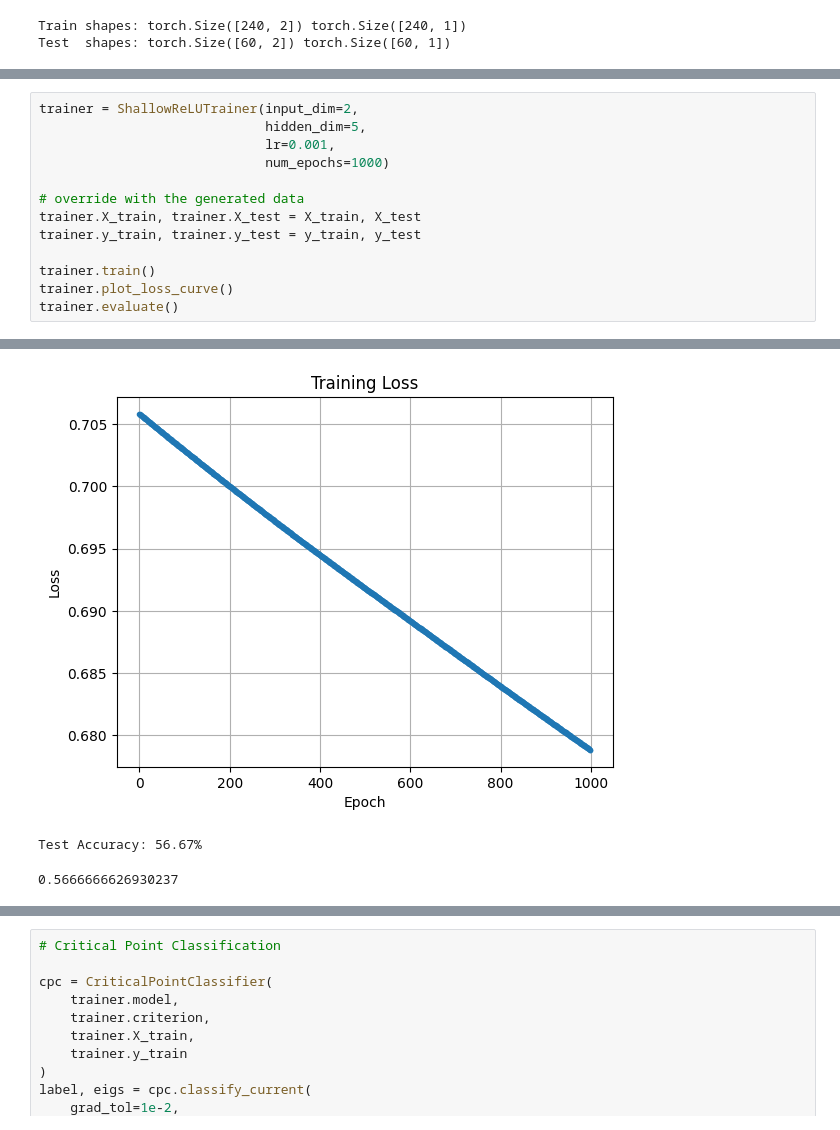
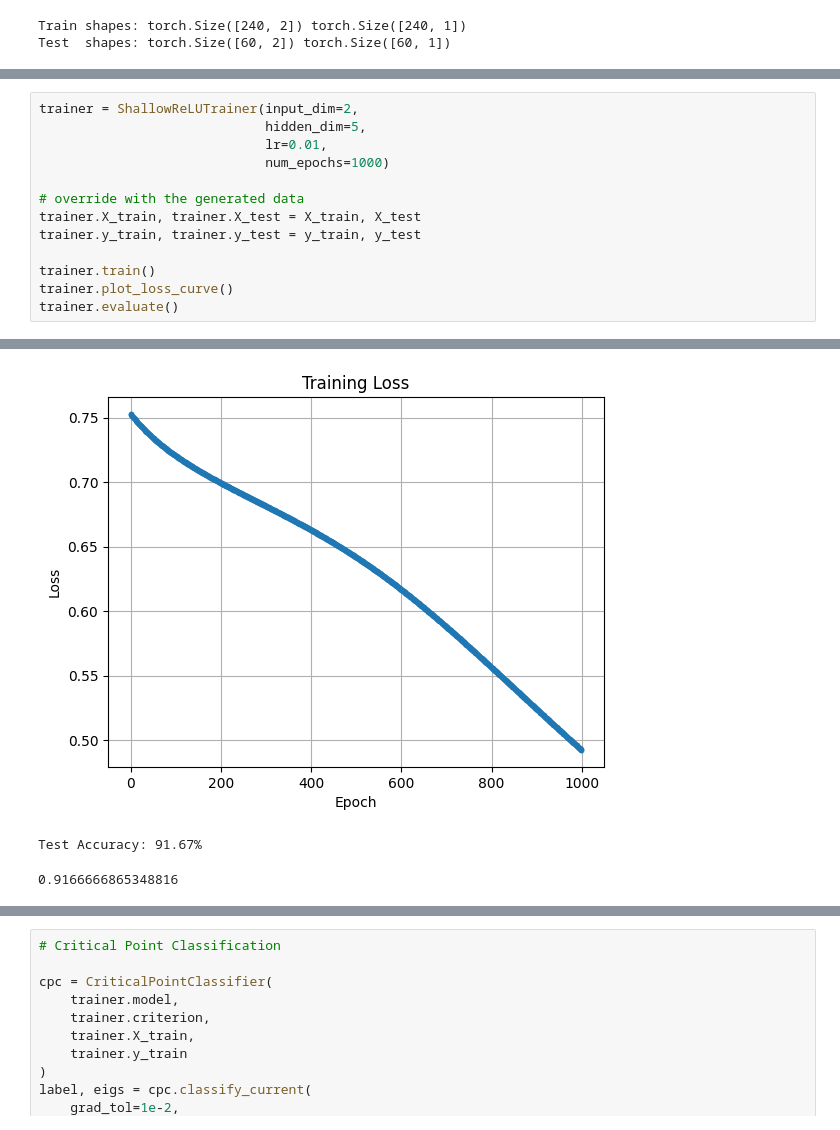
Before and after one commit to varun20020124/relu-loss-landscape, a Jupyter notebook: notebooks/main_analysis.ipynb, the cells around one changed output, grey strips where cells are left out. Drawn from its saved outputs; the diff is of its cells as text.

```diff
--- a/notebooks/main_analysis.ipynb
+++ b/notebooks/main_analysis.ipynb
@@ -37,7 +66,7 @@ Test  shapes: torch.Size([60, 2]) torch.Size([60, 1])
 # %%
 trainer = ShallowReLUTrainer(input_dim=2,
                              hidden_dim=5,
-                             lr=0.001,
+                             lr=0.01,
                              num_epochs=1000)
 
 # override with the generated data
@@ -68,6 +97,6 @@ Epoch 1000: Loss = 0.6788
-[figure, old version]
+[figure, new version]
-Test Accuracy: 56.67%
+Test Accuracy: 91.67%
-0.5666666626930237
+0.9166666865348816
 # %%
 vis = LossSurfaceVisualizer(
     trainer.model,
```
Also changed, not shown: parts of 9 cells of this notebook.
